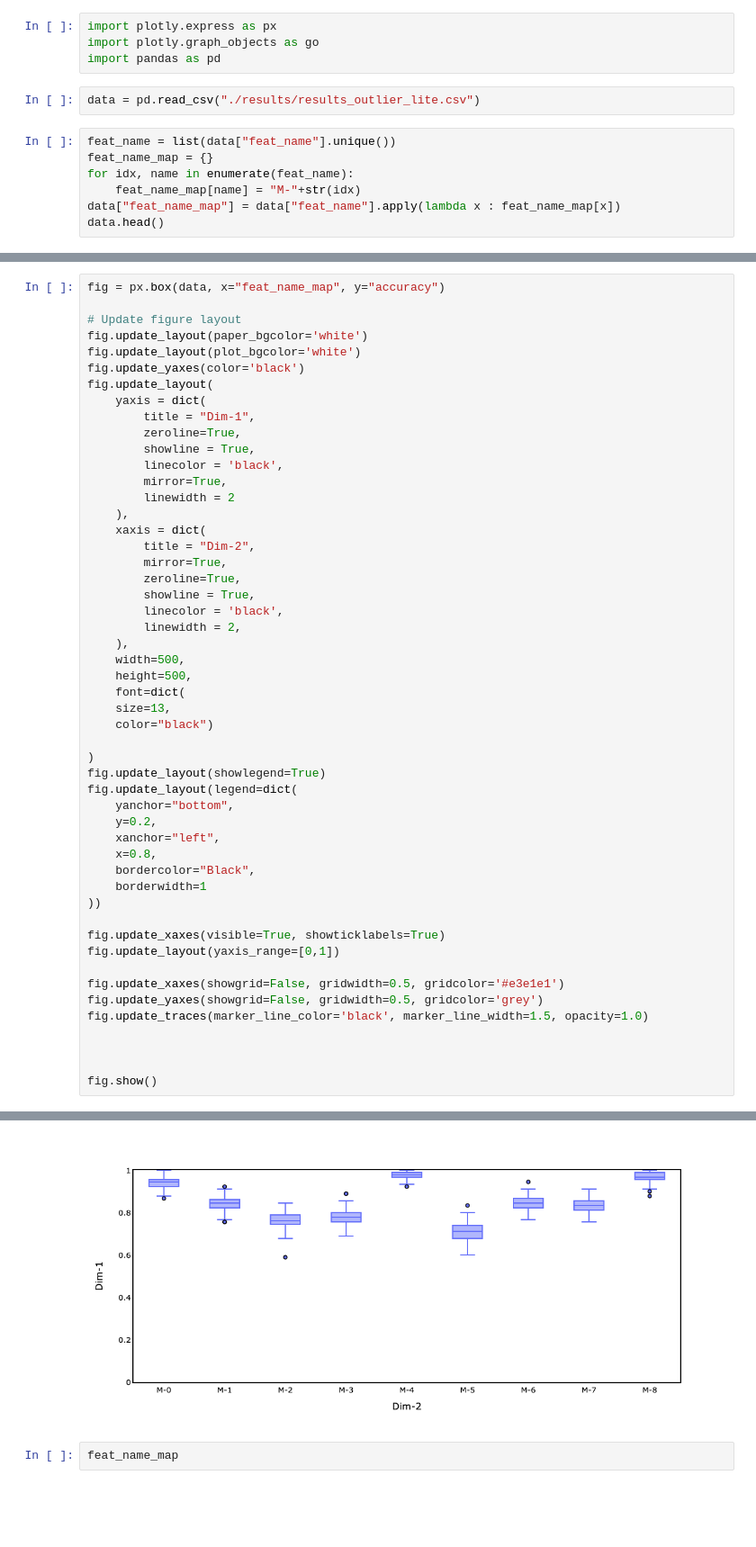
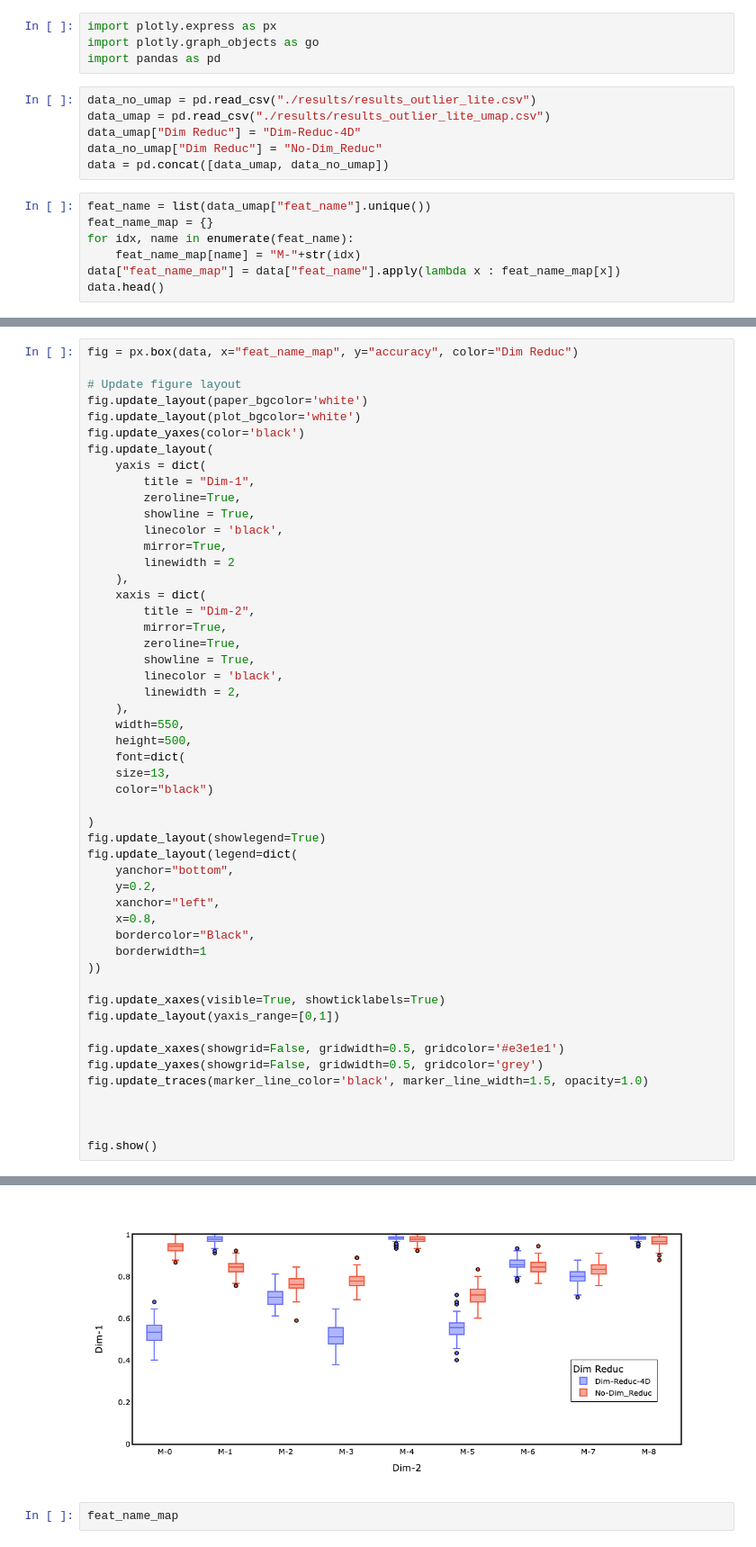
Before and after one commit to elmspace/NEExT, a Jupyter notebook: experiments/abcd/outlier_classification_experiment/analysis.ipynb, the cells around one changed output, grey strips where cells are left out. Shown at 90% size. Saved outputs shown, nothing was run; the diff lists cells and outputs as text; blank space fills up the shorter version.

Commit message:
Modifying the dim reduction logic

```diff
--- a/experiments/abcd/outlier_classification_experiment/analysis.ipynb
+++ b/experiments/abcd/outlier_classification_experiment/analysis.ipynb
@@ -3,9 +3,13 @@ import plotly.express as px
 import plotly.graph_objects as go
 import pandas as pd
 # %%
-data = pd.read_csv("./results/results_outlier_lite.csv")
+data_no_umap = pd.read_csv("./results/results_outlier_lite.csv")
+data_umap = pd.read_csv("./results/results_outlier_lite_umap.csv")
+data_umap["Dim Reduc"] = "Dim-Reduc-4D"
+data_no_umap["Dim Reduc"] = "No-Dim_Reduc"
+data = pd.concat([data_umap, data_no_umap])
 # %%
-feat_name = list(data["feat_name"].unique())
+feat_name = list(data_umap["feat_name"].unique())
 feat_name_map = {}
 for idx, name in enumerate(feat_name):
     feat_name_map[name] = "M-"+str(idx)
@@ -21,5 +25,5 @@ data.head()
 # %%
-fig = px.box(data, x="feat_name_map", y="accuracy")
+fig = px.box(data, x="feat_name_map", y="accuracy", color="Dim Reduc")
 
 # Update figure layout
 fig.update_layout(paper_bgcolor='white')
@@ -42,7 +46,7 @@ fig.update_layout(
         linecolor = 'black',
         linewidth = 2,
     ),
-    width=500,
+    width=550,
     height=500,
     font=dict(
     size=13,
@@ -74,4 +77,4 @@ fig.show()
-[figure, old version]
+[figure, new version]
 # %%
 feat_name_map
 # %% [output]
```
Also changed, not shown: parts of 2 cells of this notebook, 3 other files.
